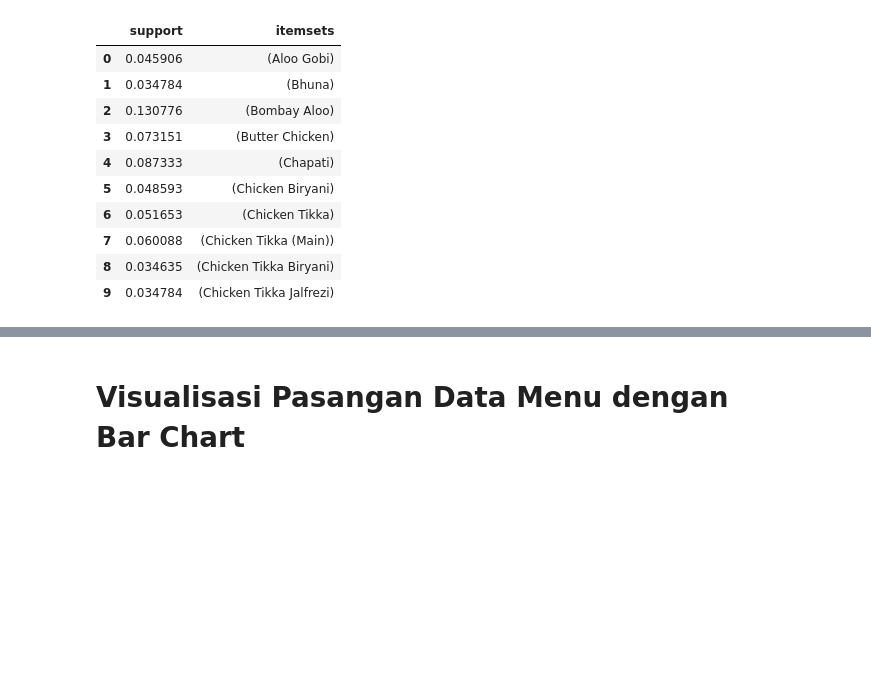
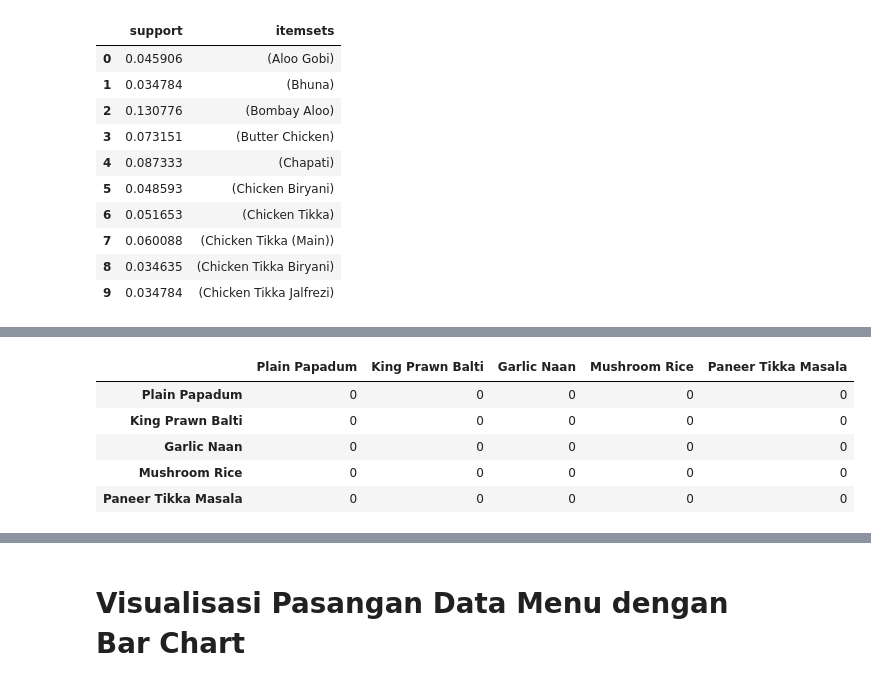
Before and after one commit to christinaclara/Association-Rule-for-Business-Strategic-and-Promo-Recommendation-in-Restaurant-ABC-13, a Jupyter notebook: Implemented Apriori.ipynb, the cells around one changed output, grey strips where cells are left out. Cells and saved outputs as stored; diff of their text form; code cells hidden in the pictures; blank space fills up the shorter version.

```diff
--- a/Implemented Apriori.ipynb
+++ b/Implemented Apriori.ipynb
@@ -443,0 +444,15 @@ keranjang[(keranjang['lift'] >=3) &
+# %%
+# List Item
+seluruh_item = list(data['Item Name'].unique())
+
+# Tabel Asosisasi
+associations = pd.DataFrame(index=seluruh_item, columns=seluruh_item)
+associations.fillna(0, inplace=True)
+associations.iloc[:5,:5]
+# %% [output]
+|  | Plain Papadum | King Prawn Balti | Garlic Naan | Mushroom Rice | Paneer Tikka Masala |
+| Plain Papadum | 0 | 0 | 0 | 0 | 0 |
+| King Prawn Balti | 0 | 0 | 0 | 0 | 0 |
+| Garlic Naan | 0 | 0 | 0 | 0 | 0 |
+| Mushroom Rice | 0 | 0 | 0 | 0 | 0 |
+| Paneer Tikka Masala | 0 | 0 | 0 | 0 | 0 |
```
Also changed, not shown: parts of 17 cells of this notebook.
